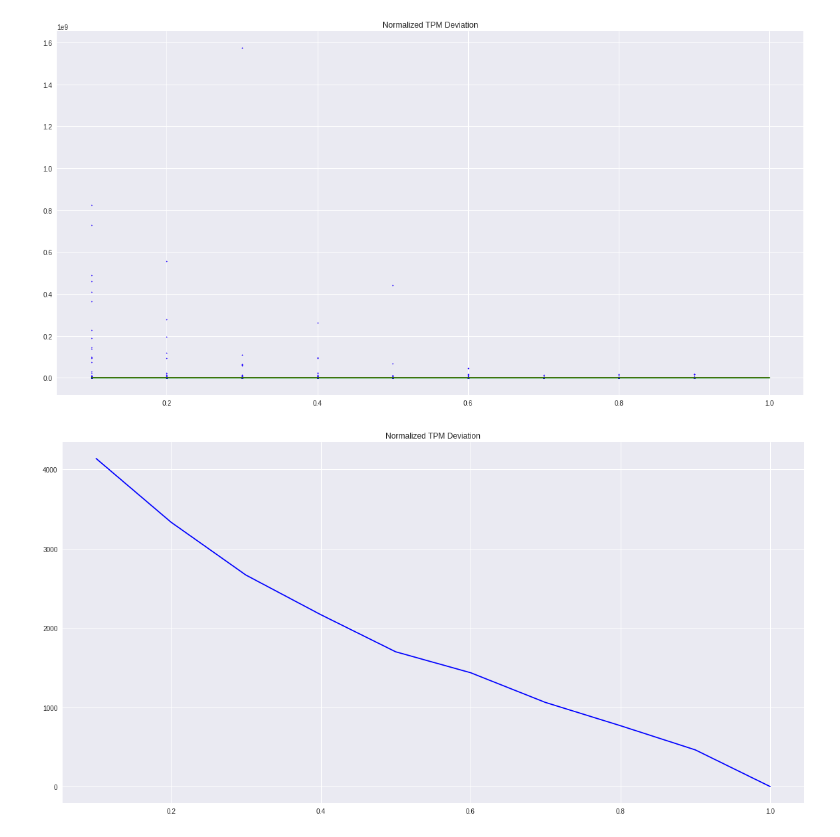
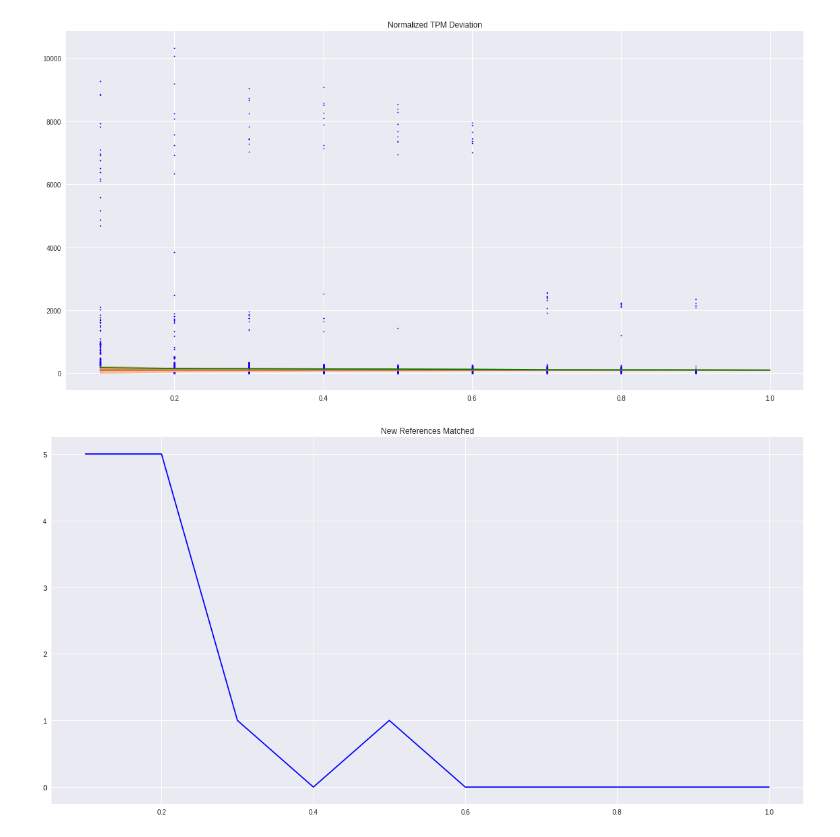
Before and after one commit to alevar/EVA, a Jupyter notebook: readStats.ipynb, the cells around one changed output. Saved outputs shown, nothing was run; the diff lists cells and outputs as text; code cells hidden in the pictures.

```diff
--- a/readStats.ipynb
+++ b/readStats.ipynb
@@ -17,7 +17,7 @@ import signal
 import pandas as pd
 import seaborn as sbn
 # %%
-path = "./statsT.log"
+path = "./statsN.log"
 # %%
 dtypeC={'refID':'object','tissue':'object','sample':'int','sf':'float','cov':'float','tpm':'float','chr':'object','start':'int','end':'int','tID':'object'}
 data = pd.read_csv(path,sep="\t",skiprows=1,names=['tissue','chr','refID','tID','start','end','sample','sf','cov','tpm'],dtype=dtypeC)
@@ -255,10 +248,10 @@ dataSF
 10 rows × 21 columns
 # %%
-# Time to include kendal tau ranking correlation results for each sf-base pair
+# STRATEGY 3: Time to include kendal tau ranking correlation results for each sf-base pair
 # create an ID for distinguishing between samples
 data["RankSampleID"] = data["ID"]+":"+data["sample"].astype(str)
 
-def KendalTau(df,dfBASE,sf):
+def KendalTau(df,dfBASE):
 
     dfBASE = dfBASE.sort_values(by=["tpm","RankSampleID"],ascending=False)
     dfBASE = dfBASE.reset_index().drop("index",1)
@@ -279,7 +272,7 @@ def KendalTau(df,dfBASE,sf):
     del uniqueCOMBINATION
     return tau["rank"]["1.0"]
 
-dataSF["tau"] = dataSF.apply(lambda row: KendalTau(data[data["sf"] == row["sf"]][["RankSampleID","tpm"]],data[data["sf"] == 1.0][["RankSampleID","tpm"]],row["sf"]),axis=1)
+dataSF["tau"] = dataSF.apply(lambda row: KendalTau(data[data["sf"] == row["sf"]][["RankSampleID","tpm"]],data[data["sf"] == 1.0][["RankSampleID","tpm"]]),axis=1)
 dataSF
 # %% [output]
 |  | sf | start | end | sample | cov | tpm | NovelMistakes | NumLostIndivSamples | ... |
@@ -296 +289,34 @@ dataSF
 10 rows × 22 columns
+# %%
+# STRATEGY 4: Weighted Kendal Tau
+def KendalTauWeighted(df,dfBASE):
+    def weight():
+        dfCV = pd.DataFrame(df.groupby(["ID"])["tpm"].std()).reset_index()
+        dfCV["mean"] = pd.DataFrame(df.groupby(["ID"])["tpm"].mean()).reset_index()["tpm"]
+        dfCV["CV"] = dfCV.apply(lambda row: (row["tpm"]/row["mean"])*100.0 if not row["mean"] == 0.0 else np.nan,axis=1)
+        dfCV["CVINV"] = dfCV.apply(lambda row: 1.0/row["CV"] if not row["CV"] == 0.0 else np.nan,axis=1)
+        dfmean = dfCV["CVINV"].mean()
+        del dfCV
+        return dfmean
+
+    dfBASE = dfBASE.sort_values(by=["tpm","ID"],ascending=False)
+    dfBASE = dfBASE.reset_index().drop("index",1)
+    uniqueCOMBINATION = pd.unique(dfBASE["ID"])
+    outDF = pd.DataFrame(uniqueCOMBINATION.reshape(uniqueCOMBINATION.shape[0],1),columns=["ID"])
+    outDF[str(1.0)] = pd.DataFrame(np.array(range(1,uniqueCOMBINATION.shape[0]+1)).reshape(uniqueCOMBINATION.shape[0],1))
+
+    df = df.sort_values(by=["tpm","ID"],ascending=False)
+    df = df.reset_index().drop("index",1)
+    uniqueCOMBINATION = pd.unique(df["ID"])
+    df["rank"] = pd.DataFrame(np.array(range(1,uniqueCOMBINATION.shape[0]+1)).reshape(uniqueCOMBINATION.shape[0],1))
+
+    outDF = pd.merge(outDF,df[["ID","rank"]],on='ID',how='outer')
+    tau = outDF.corr(method="kendall")
+
+    del dfBASE
+    del uniqueCOMBINATION
+
+    return tau["rank"]["1.0"]*weight()
+
+dataSF["tauW"] = dataSF.apply(lambda row: KendalTauWeighted(data[data["sf"] == row["sf"]][["ID","tpm"]],data[data["sf"] == 1.0][["ID","tpm"]]),axis=1)
+dataSF
@@ -311,17 +350,17 @@ plt.plot(dataSF["sf"], dataSF["mean"],'k',color='green')
 
 plt.show()
 # %% [output]
-[figure, old version]
+[figure, new version]
 # %%
 plt.close('all')
 plt.figure(figsize=(20,10))
 # plt.yscale('log',basey=2)
-plt.title('Normalized TPM Deviation')
+plt.title('New References Matched')
 plt.plot(dataSF["sf"], dataSF["NovelMistakes"],'k',color='blue')
 # plt.plot(dataSF["sf"], dataSF["NumLostIndivSamples"],'k',color='black')
 # plt.plot(dataSF["sf"], dataSF["NumLostAllSamples"],'k',color='yellow')
 # plt.plot(dataSF["sf"], dataSF["NumTranscripts"],'k',color='purple')
 
 plt.show()
 # %% [output]
-[figure, old version]
+[figure, new version]
```
Also changed, not shown: parts of 20 cells of this notebook.
